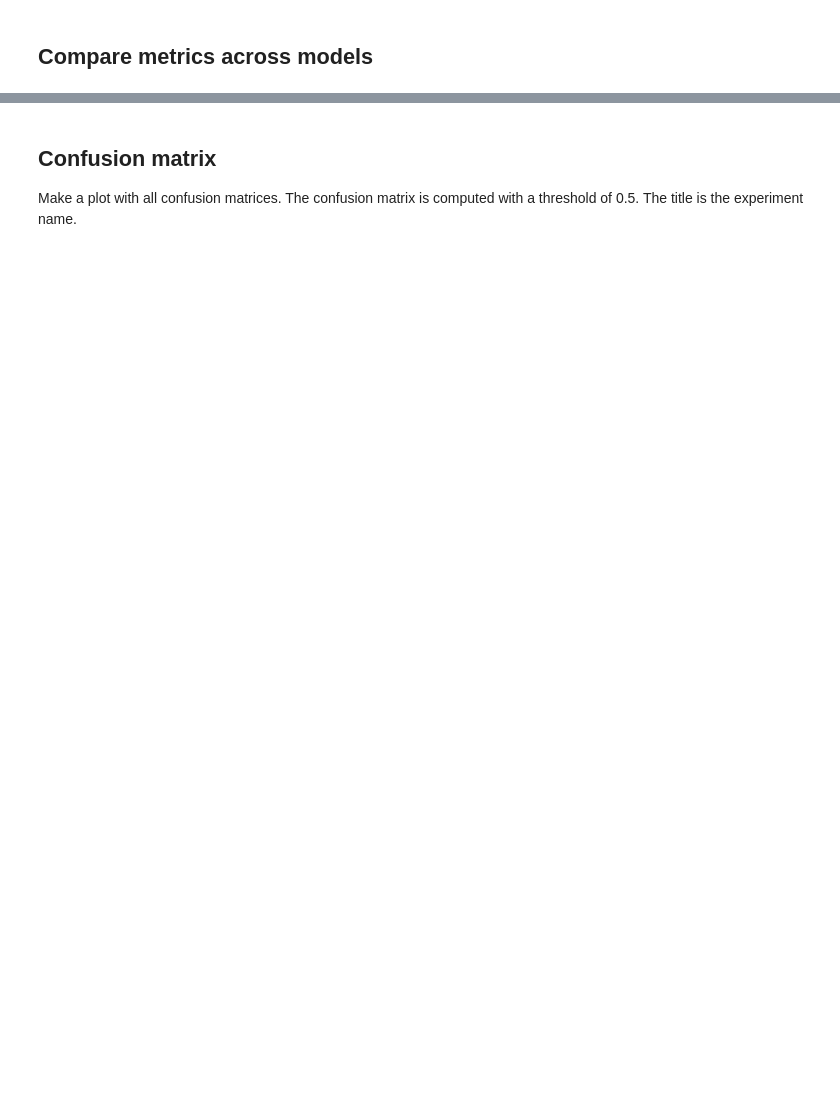
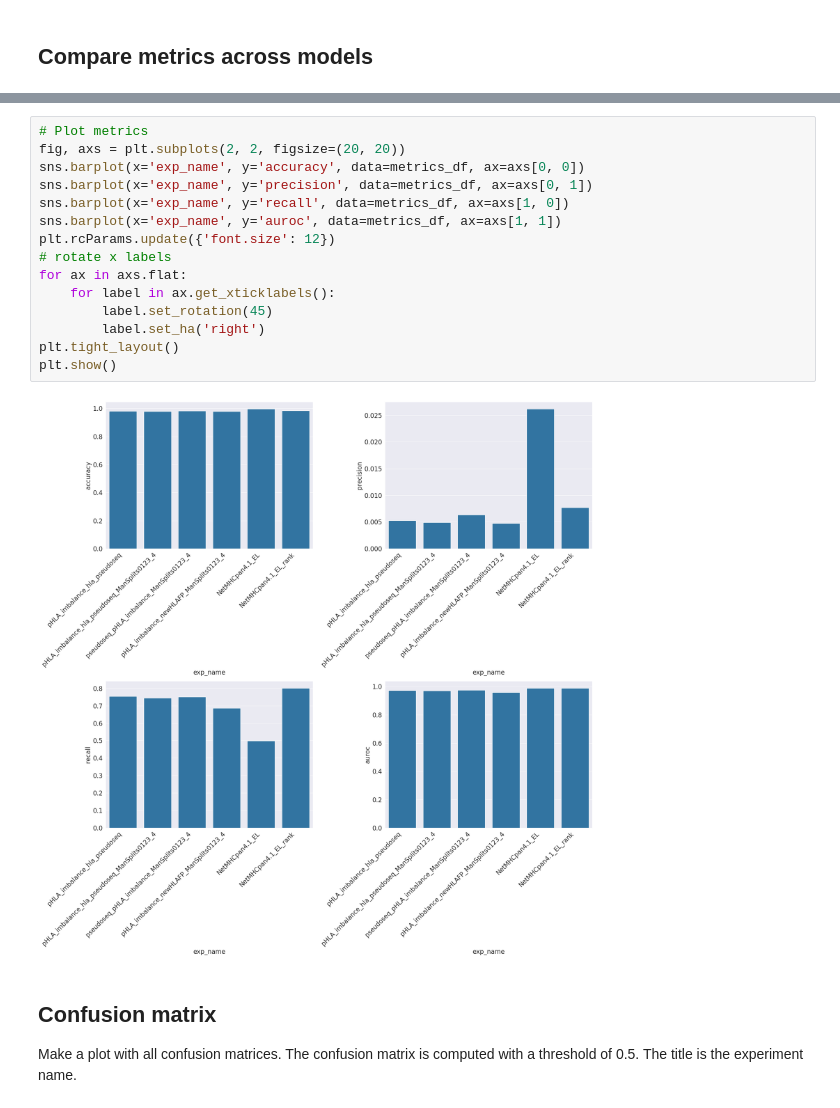
Before and after one commit to annadiarov/nimbus, a Jupyter notebook: notebooks/4.1-amdr-model-evaluation-on-test-set.ipynb, the cells around one changed output, grey strips where cells are left out. Drawn from its saved outputs; the diff is of its cells as text; blank space fills up the shorter version.

```diff
--- a/notebooks/4.1-amdr-model-evaluation-on-test-set.ipynb
+++ b/notebooks/4.1-amdr-model-evaluation-on-test-set.ipynb
@@ -319,3 +376,20 @@ metrics_df
+# %%
+# Plot metrics
+fig, axs = plt.subplots(2, 2, figsize=(20, 20))
+sns.barplot(x='exp_name', y='accuracy', data=metrics_df, ax=axs[0, 0])
+sns.barplot(x='exp_name', y='precision', data=metrics_df, ax=axs[0, 1])
+sns.barplot(x='exp_name', y='recall', data=metrics_df, ax=axs[1, 0])
+sns.barplot(x='exp_name', y='auroc', data=metrics_df, ax=axs[1, 1])
+plt.rcParams.update({'font.size': 12})
+# rotate x labels
+for ax in axs.flat:
+    for label in ax.get_xticklabels():
+        label.set_rotation(45)
+        label.set_ha('right')
+plt.tight_layout()
+plt.show()
+# %% [output]
+[figure, added]
 # %% [markdown]
 ## Confusion matrix
 Make a plot with all confusion matrices. The confusion matrix is computed with a threshold of 0.5. The title is the experiment name.
```
Also changed, not shown: parts of 7 cells of this notebook.
